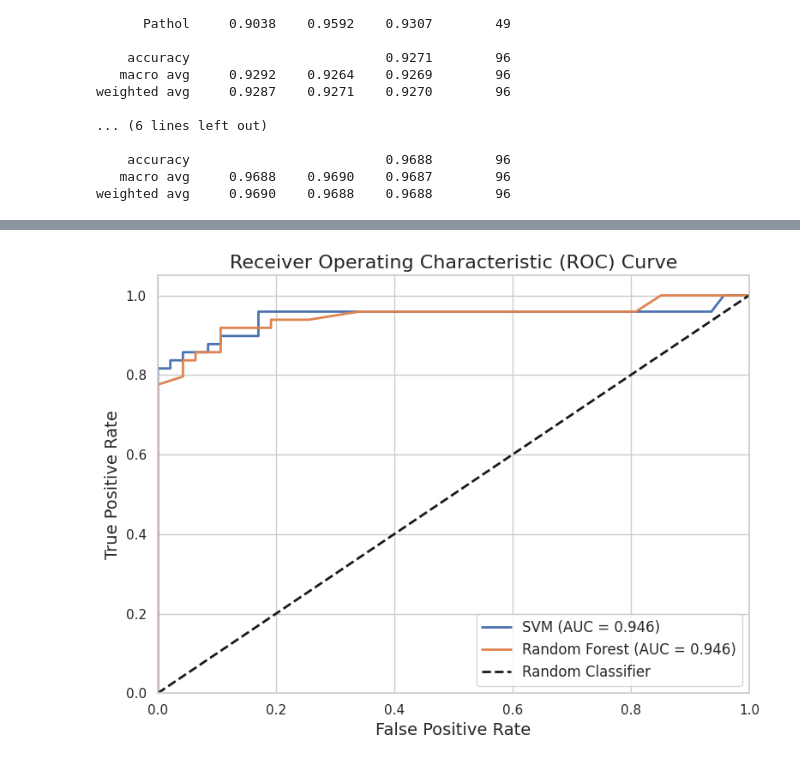
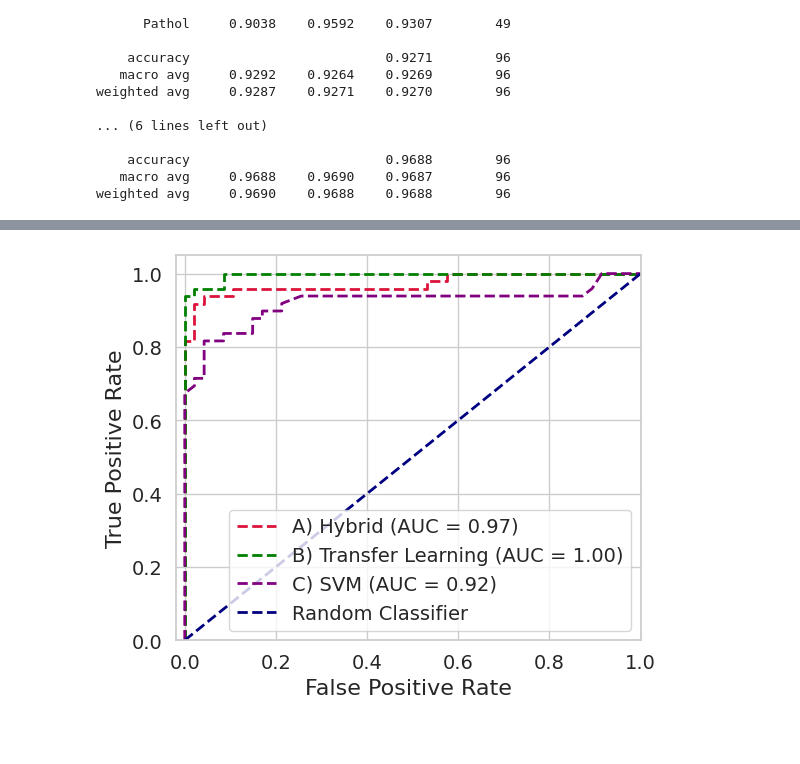
Before and after one commit to rabnawaz172/Voice_pathology_2, a Jupyter notebook: Voice_deep_2.ipynb, the cells around one changed output, grey strips where cells are left out. Cells and saved outputs as stored; diff of their text form; code cells hidden in the pictures; blank space fills up the shorter version.

```diff
--- a/Voice_deep_2.ipynb
+++ b/Voice_deep_2.ipynb
@@ -208,7 +207,7 @@ sns.set(style="whitegrid")
 
 # Set base paths for training and validation
 train_path = '/content/drive/MyDrive/Voice_2/Train'  # Training data
-test_path = '/content/drive/MyDrive/Voice_2/Test_4'  # Separate test data
+test_path = '/content/drive/MyDrive/Voice_2/Test_2'  # Separate test data
 
 
 classes = ['Normal', 'Pathol']
@@ -542,8 +630,8 @@ def load_data(base_path, classes, labels):
 X_test, Y_test, file_paths = load_data(test_path, classes, labels)
 print(f"Test data shape: {X_test.shape}, Labels shape: {Y_test.shape}")
 # Predict on the test set
-Y_pred_prob_1 = model_trans.predict(X_test)
-Y_pred_1 = (Y_pred_prob_1 > 0.5).astype(int).flatten()
+Y_pred_prob = model_trans.predict(X_test)
+Y_pred = (Y_pred_prob > 0.5).astype(int).flatten()
 
 # Identify incorrectly predicted Pathol samples
 incorrect_pathol_files = []
@@ -613,7 +714,7 @@ import glob
 
 # Set base paths for training and validation
 train_path = '/content/drive/MyDrive/Voice_2/Train'  # Training data
-test_path = '/content/drive/MyDrive/Voice_2/Test_4'  # Separate test data
+test_path = '/content/drive/MyDrive/Voice_2/Test_2'  # Separate test data
 
 
 classes = ['Normal', 'Pathol']
@@ -928,11 +1031,8 @@ import numpy as np
 import librosa
 import glob
 from sklearn.model_selection import train_test_split
-from sklearn.tree import DecisionTreeClassifier
-from sklearn.ensemble import RandomForestClassifier
 from sklearn.svm import SVC
-from sklearn.naive_bayes import GaussianNB
-from sklearn.metrics import accuracy_score, precision_score, recall_score, f1_score
+from sklearn.metrics import accuracy_score, precision_score, recall_score, f1_score, confusion_matrix
 from sklearn.preprocessing import StandardScaler
 from tabulate import tabulate
 import matplotlib.pyplot as plt
@@ -1015,10 +1115,7 @@ X_test_scaled = scaler.transform(X_test_flat)
 
 # Define models
 models = {
-
-    "SVM": SVC(kernel='rbf', probability=True, random_state=42),
-    "Random Forest": RandomForestClassifier(n_estimators=100, random_state=42)
-
+    "SVM": SVC(kernel='rbf', probability=True, random_state=42)
 }
 
 # Train and evaluate each model
@@ -1060,6 +1157,7 @@ df_results = pd.DataFrame(results)
 print("\n📊 Performance Comparison:")
 print(tabulate(df_results, headers="keys", tablefmt="grid", floatfmt=".4f"))
 
+# Confusion Matrix Plot
 for name, model in models.items():
     y_pred = model.predict(X_test_scaled)
     cm = confusion_matrix(y_test, y_pred)
@@ -1244,45 +1346,63 @@ plt.show()
 # %%
 from sklearn.metrics import roc_curve, auc
 import matplotlib.pyplot as plt
 
-# Store probabilities and compute ROC curve and AUC for each model
+# --- Deep Learning Models ---
+# Assume fpr_1, tpr_1, roc_auc_1 are already computed from model_1
+# Same for fpr_2, tpr_2, roc_auc_2 from model_2
+
+# --- Machine Learning Models ---
 roc_data = []
-
 for name, model in models.items():
-    # Get predicted probabilities
-    y_proba = model.predict_proba(X_test_scaled)[:, 1]  # Probability for class 1 (Pathol)
-
-    # Compute ROC curve and AUC
-    fpr, tpr, thresholds = roc_curve(y_test, y_proba)
+    y_proba = model.predict_proba(X_test_scaled)[:, 1]
+    fpr, tpr, _ = roc_curve(y_test, y_proba)
     roc_auc = auc(fpr, tpr)
-
     roc_data.append({
         'name': name,
         'fpr': fpr,
         'tpr': tpr,
         'auc': roc_auc
     })
 
-# Plot all ROC curves
-plt.figure(figsize=(8, 6))
+# --- Plotting Section ---
 
-for data in roc_data:
-    plt.plot(data['fpr'], data['tpr'],
-             label='{} (AUC = {:.3f})'.format(data['name'], data['auc']),
-             linewidth=2)
+plt.figure(figsize=(6, 5))
 
-# Plot diagonal line (no-skill classifier)
-plt.plot([0, 1], [0, 1], 'k--', lw=2, label='Random Classifier')
+# A) Hybrid Model (DL)
+plt.plot(fpr_1, tpr_1,
+         label=f'A) Hybrid (AUC = {roc_auc_1:.2f})',
+         linestyle='--', linewidth=2, color='crimson')
 
-# Labels and title
-plt.xlim([0.0, 1.0])
+# B) Transfer Learning Model (DL)
+plt.plot(fpr_2, tpr_2,
+         label=f'B) Transfer Learning (AUC = {roc_auc_2:.2f})',
+         linestyle='--', linewidth=2, color='green')
+
+# C) SVM (ML)
+plt.plot(roc_data[0]['fpr'], roc_data[0]['tpr'],
+         label=f'C) SVM (AUC = {roc_data[0]["auc"]:.2f})',
+         linestyle='--', linewidth=2, color='purple')
+
+
+
+# Random classifier line
+plt.plot([0, 1], [0, 1],
+         color='navy', linestyle='--', linewidth=2, label='Random Classifier')
+
+# Formatting
+plt.xlabel('False Positive Rate', fontsize=16)
+plt.ylabel('True Positive Rate', fontsize=16)
+plt.xlim([-0.02, 1.0])
 plt.ylim([0.0, 1.05])
-plt.xlabel('False Positive Rate', fontsize=14)
-plt.ylabel('True Positive Rate', fontsize=14)
-plt.title('Receiver Operating Characteristic (ROC) Curve', fontsize=16)
-plt.legend(loc="lower right", fontsize=12)
+plt.tick_params(axis='both', which='major', labelsize=14)
+plt.legend(loc="lower right", fontsize=14)
 plt.grid(True)
-plt.tight_layout()
+plt.savefig('roc.png', dpi=700, bbox_inches='tight', facecolor='white')
+
+# Show the plot in notebook
 plt.show()
+
+# Download the saved image
+files.download('roc.png')
 # %% [output]
-[figure, old version]
+[figure, new version]
```
Also changed, not shown: parts of 28 cells of this notebook.
